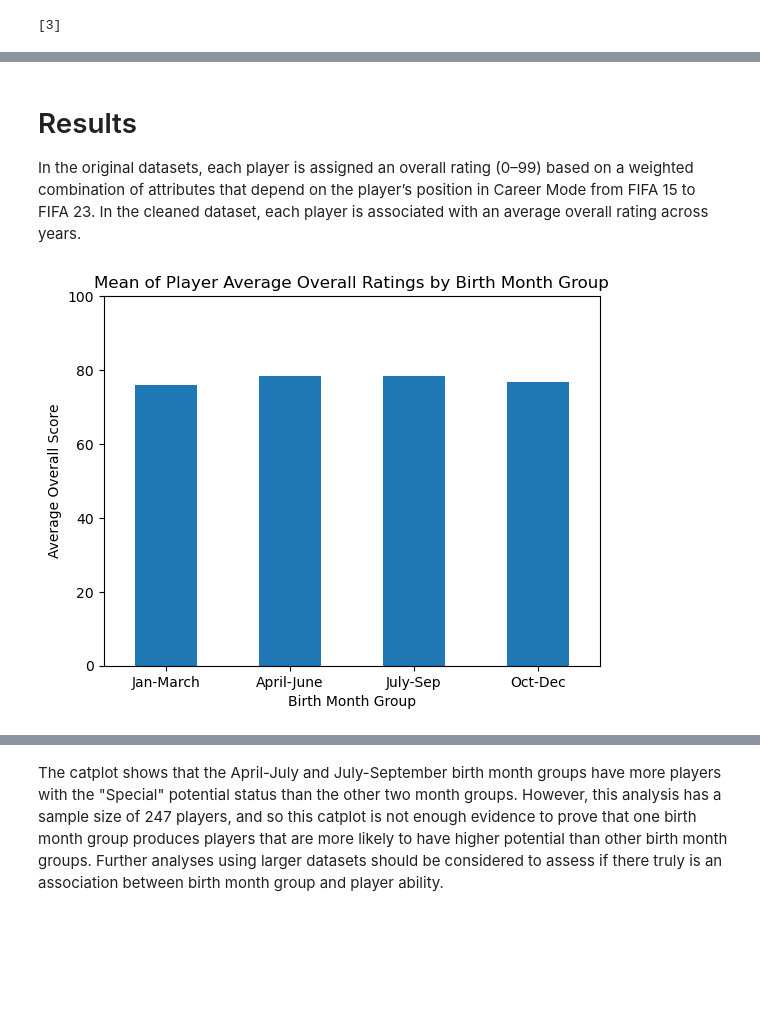
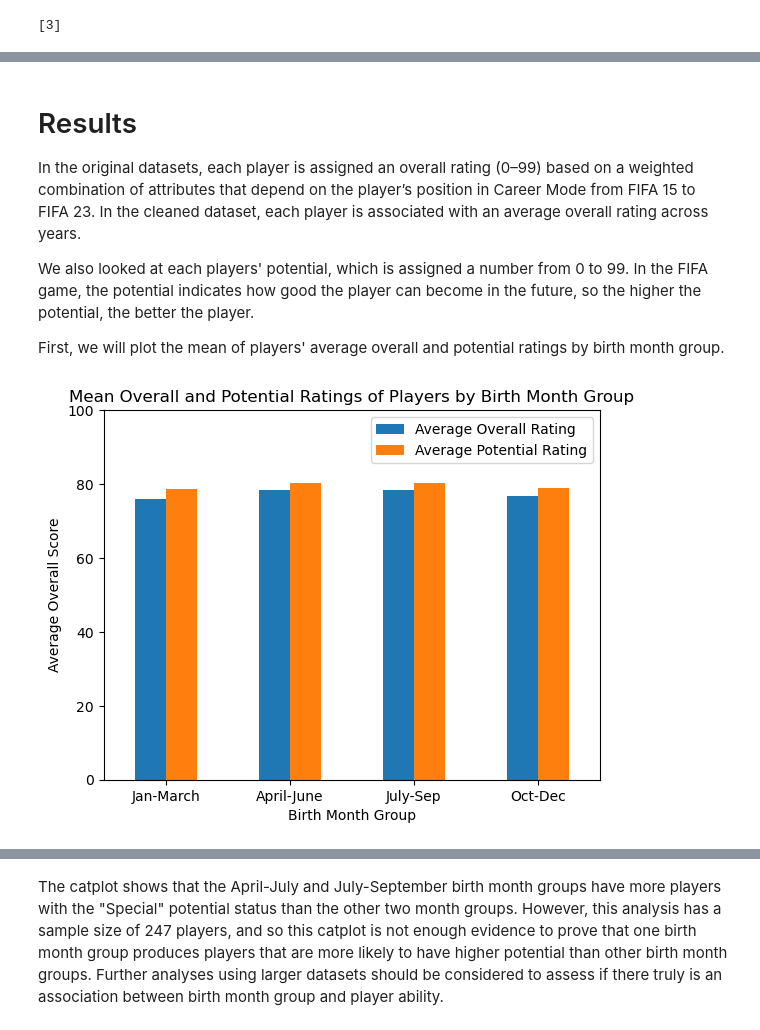
Before and after one commit to michael-hu732/datasci151spring2026, a Jupyter notebook: _final_project/Group_proj 2.0.ipynb, the cells around one changed output, grey strips where cells are left out. Cells and saved outputs as stored; diff of their text form; code cells hidden in the pictures; blank space fills up the shorter version.

```diff
--- a/_final_project/Group_proj 2.0.ipynb
+++ b/_final_project/Group_proj 2.0.ipynb
@@ -136,27 +129,30 @@ display(df_final.head())
 # %% [markdown]
 # Results
 In the original datasets, each player is assigned an overall rating (0–99) based on a weighted combination of attributes that depend on the player’s position in Career Mode from FIFA 15 to FIFA 23. In the cleaned dataset, each player is associated with an average overall rating across years.
+
+We also looked at each players' potential, which is assigned a number from 0 to 99. In the FIFA game, the potential indicates how good the player can become in the future, so the higher the potential, the better the player.
+
+First, we will plot the mean of players' average overall and potential ratings by birth month group.
-# %%
-#Results for players' average overall scores
-
-#Ordering birthday month groups based beginning to end of year
-order = ["jan-mar", "apr-jun", "jul-sep", "oct-dec"]
-df_final["month_group"] = pd.Categorical(
-    df_final["month_group"],
-    categories = order,
-    ordered = True)
-
-#Calculating mean average overall score for each month group
-month_avg = df_final.groupby("month_group")["avg_overall"].mean()
-
-#Bar graph of each birthday month group's average overall score
-month_avg.plot(kind = "bar")
-plt.title("Mean of Player Average Overall Ratings by Birth Month Group")
-plt.xlabel("Birth Month Group")
-plt.ylabel("Average Overall Score")
-plt.ylim(0, 100)
-plt.xticks(rotation = 0, ticks = [0,1,2,3], labels = ["Jan-March", "April-June", "July-Sep", "Oct-Dec"])
-plt.show()
-# %% [output]
-[figure, removed]
+# %%
+#Ordering birthday month groups based beginning to end of year
+order = ["jan-mar", "apr-jun", "jul-sep", "oct-dec"]
+df_final["month_group"] = pd.Categorical(
+    df_final["month_group"],
+    categories = order,
+    ordered = True)
+
+# Calculate the mean average overall and average potential rating for each month group
+month_avg = df_final.groupby("month_group")[["avg_overall", "avg_potential"]].mean()
+
+# Create bar graph of each birth month group's mean overall and potential rating
+month_avg.plot(kind = "bar")
+plt.title("Mean Overall and Potential Ratings of Players by Birth Month Group")
+plt.xlabel("Birth Month Group")
+plt.ylabel("Average Overall Score")
+plt.ylim(0, 100)
+plt.xticks(rotation = 0, ticks = [0,1,2,3], labels = ["Jan-March", "April-June", "July-Sep", "Oct-Dec"])
+plt.legend(["Average Overall Rating", "Average Potential Rating"])
+plt.show()
+# %% [output]
+[figure, added]
 # %% [markdown]
```
Also changed, not shown: parts of 8 cells of this notebook.
